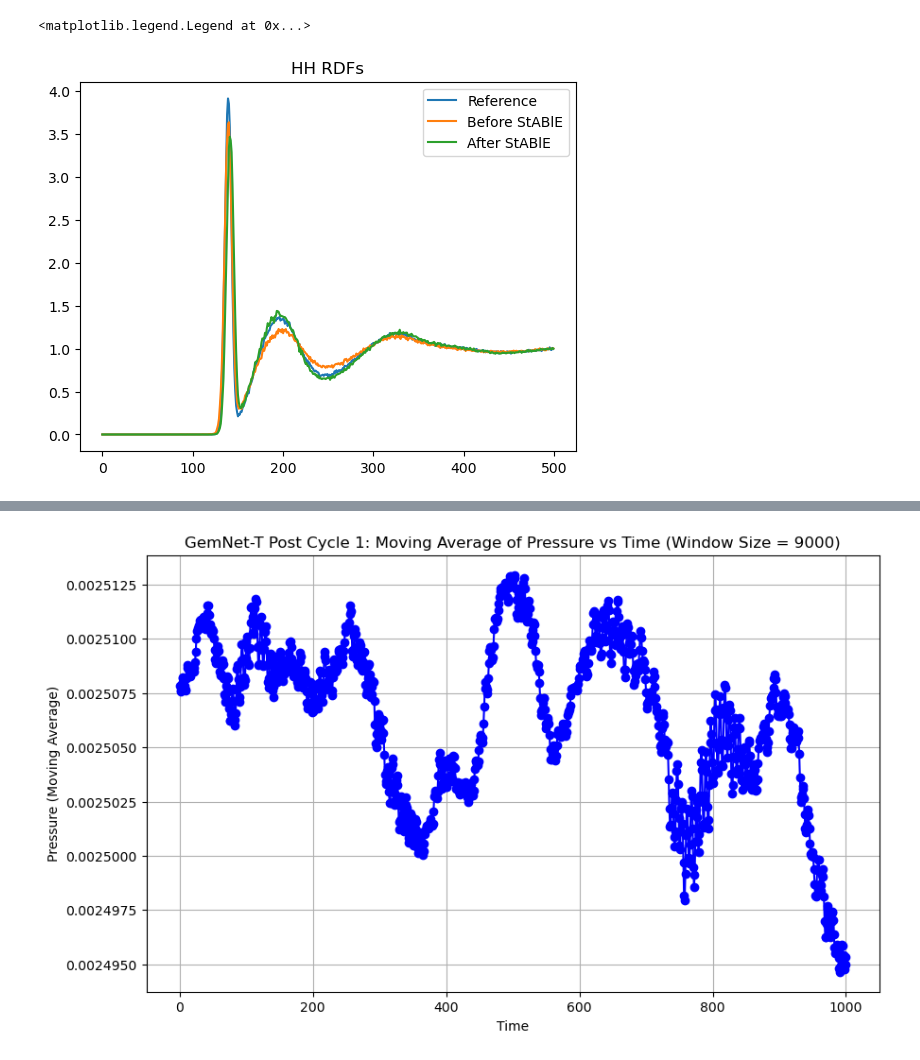
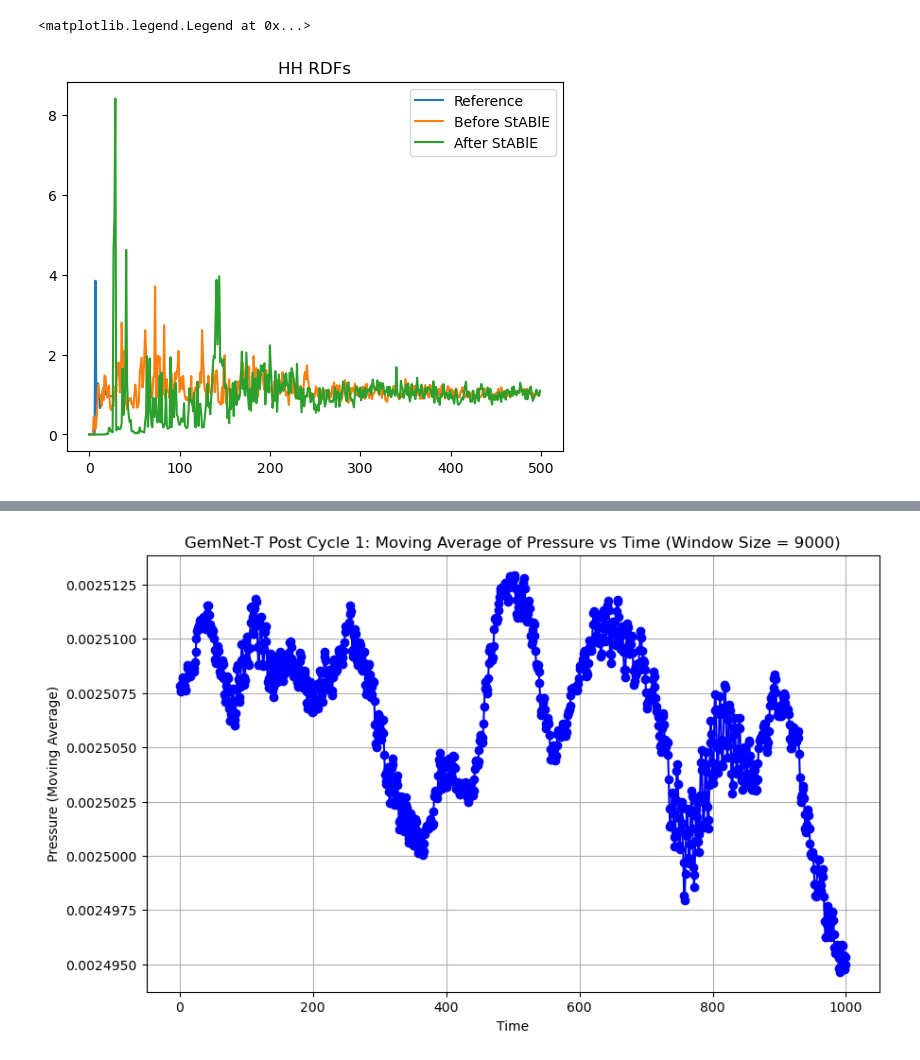
Before and after one commit to jeevster/implicit-md, a Jupyter notebook: Untitled.ipynb, the cells around one changed output, grey strips where cells are left out. Drawn from its saved outputs; the diff is of its cells as text; code cells hidden in the pictures.

```diff
--- a/Untitled.ipynb
+++ b/Untitled.ipynb
@@ -138,33 +138,36 @@ def create_frame(step, position, velocity):
     s.bonds.group = bonds
     return s
 
-pre_dir = "/home/sanjeevr/implicit-md/results_water_localneighborhoods/IMPLICIT_gemnet_t_water_TEST_pbcfix_lr=0.001_efweight=0/inference/pre_pbcfix"
-post_dir = "/home/sanjeevr/implicit-md/results_water_localneighborhoods/IMPLICIT_gemnet_t_water_TEST_pbcfix_lr=0.001_efweight=0/inference/post_cycle1_pbcfix"
+pre_dir = "/home/sanjeevr/implicit-md/results_water_localneighborhoods/IMPLICIT_gemnet_t_water_TEST_pbcfix_lr=0.001_efweight=0/inference/pre_pbcfix_long"
+post_dir = "/home/sanjeevr/implicit-md/results_water_localneighborhoods/IMPLICIT_gemnet_t_water_TEST_pbcfix_lr=0.001_efweight=0/inference/post_cycle1_pbcfix_long"
 
-positions_pre = np.load(os.path.join(pre_dir, "full_traj.npy"))[:, 0].reshape(-1, 192, 3)
-positions_post = np.load(os.path.join(post_dir, "full_traj.npy"))[:, 0].reshape(-1, 192, 3)
+# positions_pre = np.load(os.path.join(pre_dir, "full_traj.npy"))[:, 0].reshape(-1, 192, 3)
+# positions_post = np.load(os.path.join(post_dir, "full_traj.npy"))[:, 0].reshape(-1, 192, 3)
 # i=0
 # t = gsd.hoomd.open(name=os.path.join(pre_dir, "sim_water.gsd"), mode='w')
-# velocities = np.zeros_like(np.array(positions))
-# for pos, vel in tqdm(zip(positions, velocities)):
+# velocities = np.zeros_like(np.array(positions_pre))
+# for pos, vel in tqdm(zip(positions_pre, velocities)):
 #     t.append(create_frame(i, pos, vel))
 #     i+=1
 # t.close()
 # %%
 import matplotlib.pyplot as plt
 # stable_replicas = np.load(os.path.join(dir, "replicas_stable_time.npy"))
 gt_hh_rdf = np.load(os.path.join(pre_dir, "gt_HH_rdf.npy"))
+gt_ho_rdf = np.load(os.path.join(pre_dir, "gt_HO_rdf.npy"))
+gt_oo_rdf = np.load(os.path.join(pre_dir, "gt_OO_rdf.npy"))
+# TODO: re-compute gt rdfs here with correct dr (0.24)
 pred_hh_rdf_pre = np.load(os.path.join(pre_dir, "final_HH_rdfs.npy"))[0]
 pred_hh_rdf_post = np.load(os.path.join(post_dir, "final_HH_rdfs.npy"))[0]
 
 plt.figure()
 plt.plot(gt_hh_rdf, label = "Reference")
 plt.plot(pred_hh_rdf_pre, label = "Before StABlE")
 plt.plot(pred_hh_rdf_post, label = "After StABlE")
 plt.title("HH RDFs")
 # plt.ylim(0, 6)
 plt.legend()
 # %% [output]
 <matplotlib.legend.Legend at 0x...>
-[figure, old version]
+[figure, new version]
 # %%
```
Also changed, not shown: parts of 2 cells of this notebook, 1 other file.
